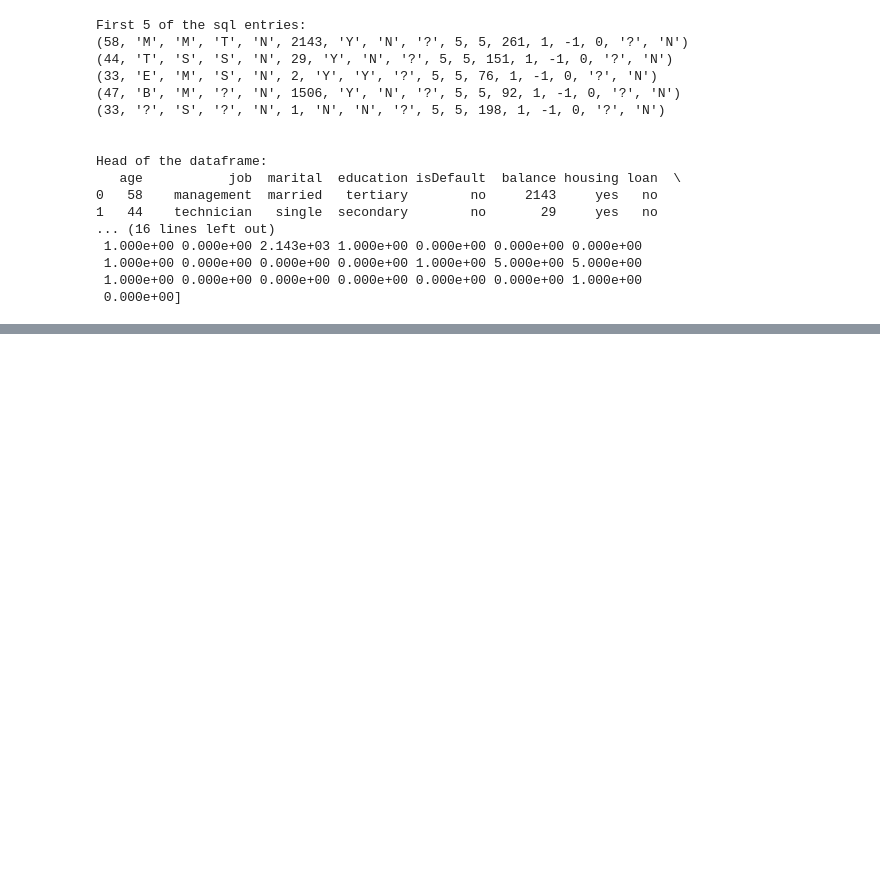
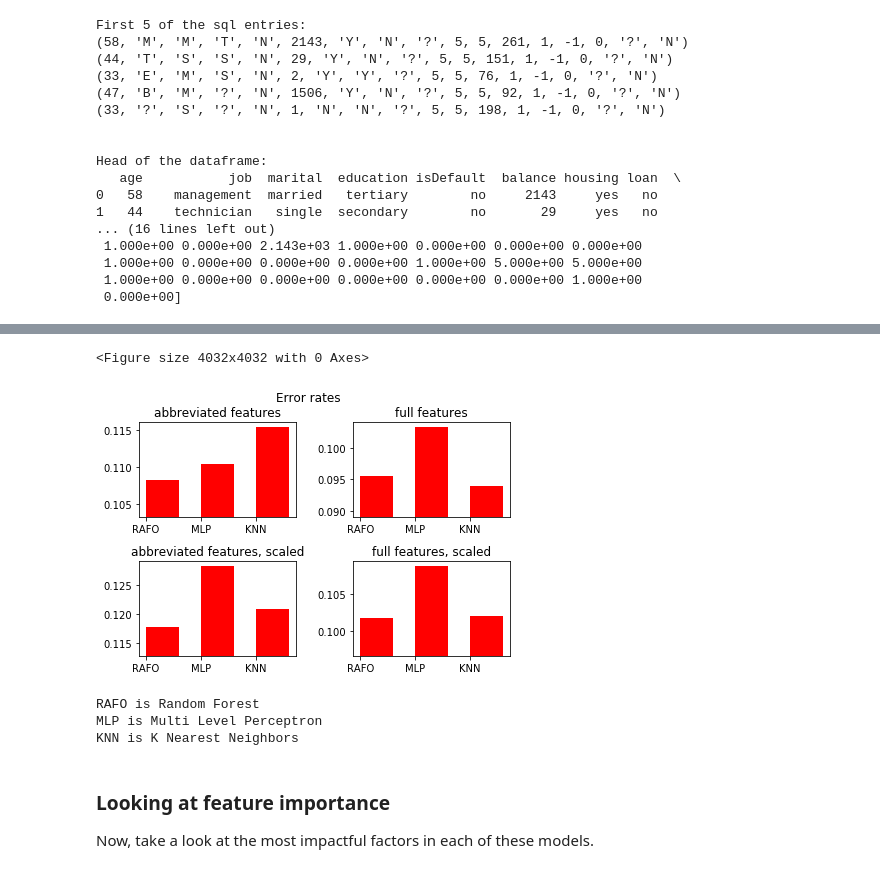
Before and after one commit to jakeypakey/telemarket_data, a Jupyter notebook: data_explore.ipynb, the cells around one changed output, grey strips where cells are left out. Drawn from its saved outputs; the diff is of its cells as text; code cells hidden in the pictures; blank space fills up the shorter version.

Commit message:
error rates compared

```diff
--- a/data_explore.ipynb
+++ b/data_explore.ipynb
@@ -272,0 +240,18 @@ plt.show()
+# %%
+tallys = dict()
+tallysS = dict()
+
+for key in results.keys():
+    #SETUP FOR THIS:
+    #tallys[modelName][0=firstDataSet,1=AdditionalDataSet][trueLabel][predictedLabel] = [list of P(y_{model}=1)]
+    tallys[key] = [[[[],[]],[[],[]]] ,[[[],[]],[[],[]]]]
+    tallysS[key] = [[[[],[]], [[],[]]],[[[],[]], [[],[]]]]
+    j=0
+    for labels,predictions,predictionsS in zip([testLabels,testLabelsA],results[key]['predictions'],resultsScaled[key]['predictions']):
+        i=0
+        for test,pred,predS in zip(labels,predictions,predictionsS):
+                #store probabilites in confusion-matrix-indexed tallys
+                tallys[key][j][int(test)][int(pred)].append(results[key]['probabilities'][j][i])
+                tallysS[key][j][int(test)][int(predS)].append(resultsScaled[key]['probabilities'][j][i])
+                i+=1
+        j+=1
@@ -272,0 +262,34 @@ plt.show()
+# %%
+#Plot raw error rates of each model
+ind = [ i for i in range(len(correct)) ]
+width = .6
+plt.figure(figureCount,figsize=(56,56))
+plt.subplots_adjust(left=2, bottom=2, right=10, top=10, wspace=5, hspace=10)
+fig, ax = plt.subplots(2, 2)
+titles = ['abbreviated features','full features'],['abbreviated features, scaled','full features, scaled']
+tally = [tallys,tallysS]
+totals = [len(testLabels),len(testLabelsA)]
+figureCount+=1
+for i in range(2):
+    for j in range (2):
+        wrong = [(len(tally[i][key][j][1][0])+len(tally[i][key][j][0][1]))/totals[i] for key in tallys.keys()]
+        bottom = min(wrong)-.005
+        #bottom =.09
+        ax[i,j].bar([item+width for item in ind],[item-bottom for item in wrong],width,label='Incorrect Predictions',color='red',bottom=bottom)
+        ax[i,j].set_xticks([item+width/2 for item in ind])
+        ax[i,j].set_xticklabels(tallys.keys())
+        ax[i,j].set_title(titles[i][j])
+plt.tight_layout()
+plt.suptitle('Error rates',verticalalignment='baseline')
+plt.show()
+print('RAFO is Random Forest\nMLP is Multi Level Perceptron\nKNN is K Nearest Neighbors')
+# %% [output]
+<Figure size 4032x4032 with 0 Axes>
+[figure, added]
+RAFO is Random Forest
+MLP is Multi Level Perceptron
+KNN is K Nearest Neighbors
+# %% [markdown]
+### Looking at feature importance
+
+Now, take a look at the most impactful factors in each of these models.
```
Also changed, not shown: parts of 10 cells of this notebook.
